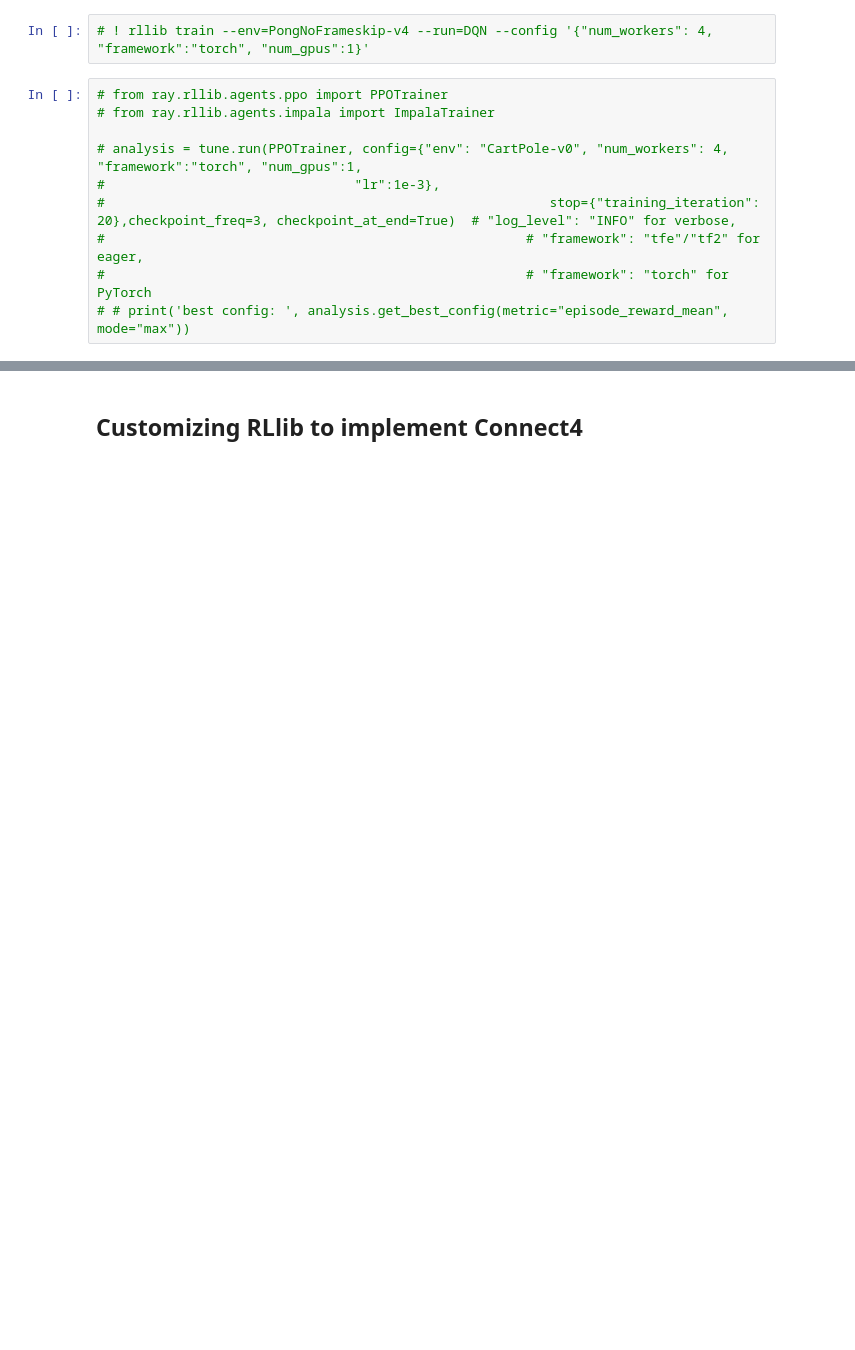
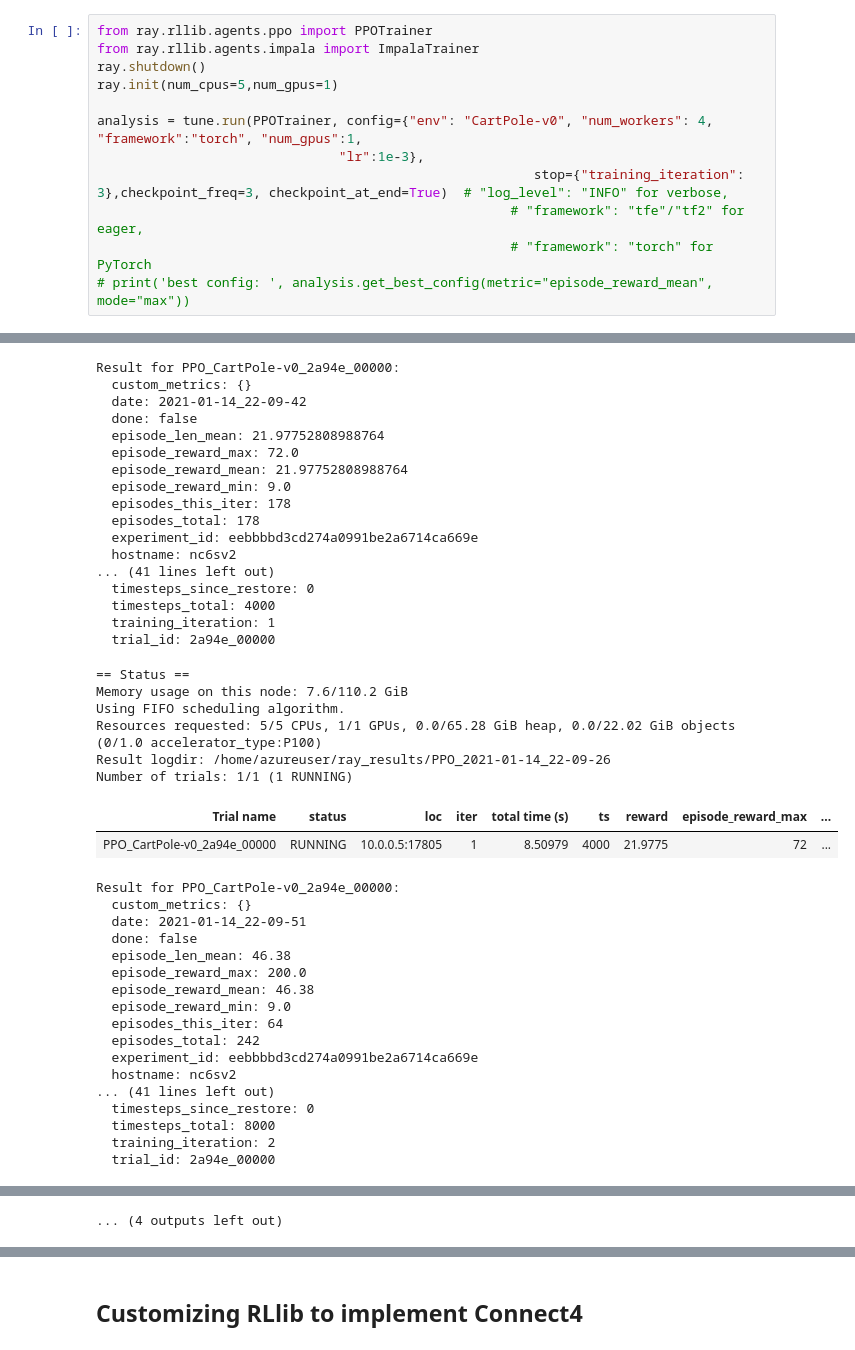
Before and after one commit to james-tn/distributed-reinforcement-learning, a Jupyter notebook: distributed_rl_with_rllib/custom_rllib.ipynb, the cells around one changed output, grey strips where cells are left out. Drawn from its saved outputs; the diff is of its cells as text; blank space fills up the shorter version.

Commit message:
modify custom rllib notebook

```diff
--- a/distributed_rl_with_rllib/custom_rllib.ipynb
+++ b/distributed_rl_with_rllib/custom_rllib.ipynb
@@ -78,12 +184,13 @@ ray.init(num_cpus=5,num_gpus=1)
-# %%
-# ! rllib train --env=PongNoFrameskip-v4 --run=DQN --config '{"num_workers": 4,  "framework":"torch", "num_gpus":1}'
 # %%
-# from ray.rllib.agents.ppo import PPOTrainer
-# from ray.rllib.agents.impala import ImpalaTrainer
+from ray.rllib.agents.ppo import PPOTrainer
+from ray.rllib.agents.impala import ImpalaTrainer
+ray.shutdown()
+ray.init(num_cpus=5,num_gpus=1)
 
-# analysis = tune.run(PPOTrainer, config={"env": "CartPole-v0", "num_workers": 4,  "framework":"torch", "num_gpus":1,
-#                                "lr":1e-3},
-#                                                         stop={"training_iteration": 20},checkpoint_freq=3, checkpoint_at_end=True)  # "log_level": "INFO" for verbose,
-#                                                      # "framework": "tfe"/"tf2" for eager,
-#                                                      # "framework": "torch" for PyTorch
-# # print('best config: ', analysis.get_best_config(metric="episode_reward_mean", mode="max"))
+analysis = tune.run(PPOTrainer, config={"env": "CartPole-v0", "num_workers": 4,  "framework":"torch", "num_gpus":1,
+                               "lr":1e-3},
+                                                        stop={"training_iteration": 3},checkpoint_freq=3, checkpoint_at_end=True)  # "log_level": "INFO" for verbose,
+                                                     # "framework": "tfe"/"tf2" for eager,
+                                                     # "framework": "torch" for PyTorch
+# print('best config: ', analysis.get_best_config(metric="episode_reward_mean", mode="max"))
+# %% [output]
@@ -89,0 +223,42 @@ ray.init(num_cpus=5,num_gpus=1)
+Result for PPO_CartPole-v0_2a94e_00000:
+  custom_metrics: {}
+  date: 2021-01-14_22-09-42
+  done: false
+  episode_len_mean: 21.97752808988764
+  episode_reward_max: 72.0
+  episode_reward_mean: 21.97752808988764
+  episode_reward_min: 9.0
+  episodes_this_iter: 178
+  episodes_total: 178
+  experiment_id: eebbbbd3cd274a0991be2a6714ca669e
+  hostname: nc6sv2
+... (41 lines left out)
+  timesteps_since_restore: 0
+  timesteps_total: 4000
+  training_iteration: 1
+  trial_id: 2a94e_00000
+== Status ==
+Memory usage on this node: 7.6/110.2 GiB
+Using FIFO scheduling algorithm.
+Resources requested: 5/5 CPUs, 1/1 GPUs, 0.0/65.28 GiB heap, 0.0/22.02 GiB objects (0/1.0 accelerator_type:P100)
+Result logdir: /home/azureuser/ray_results/PPO_2021-01-14_22-09-26
+Number of trials: 1/1 (1 RUNNING)
+| Trial name | status | loc | iter | total time (s) | ts | reward | episode_reward_max | ... |
+| PPO_CartPole-v0_2a94e_00000 | RUNNING | 10.0.0.5:17805 | 1 | 8.50979 | 4000 | 21.9775 | 72 | ... |
+Result for PPO_CartPole-v0_2a94e_00000:
+  custom_metrics: {}
+  date: 2021-01-14_22-09-51
+  done: false
+  episode_len_mean: 46.38
+  episode_reward_max: 200.0
+  episode_reward_mean: 46.38
+  episode_reward_min: 9.0
+  episodes_this_iter: 64
+  episodes_total: 242
+  experiment_id: eebbbbd3cd274a0991be2a6714ca669e
+  hostname: nc6sv2
+... (41 lines left out)
+  timesteps_since_restore: 0
+  timesteps_total: 8000
+  training_iteration: 2
+  trial_id: 2a94e_00000
@@ -89,0 +296 @@ ray.init(num_cpus=5,num_gpus=1)
+... (4 outputs left out)
```
Also changed, not shown: parts of 47 cells of this notebook, 1 other file.
